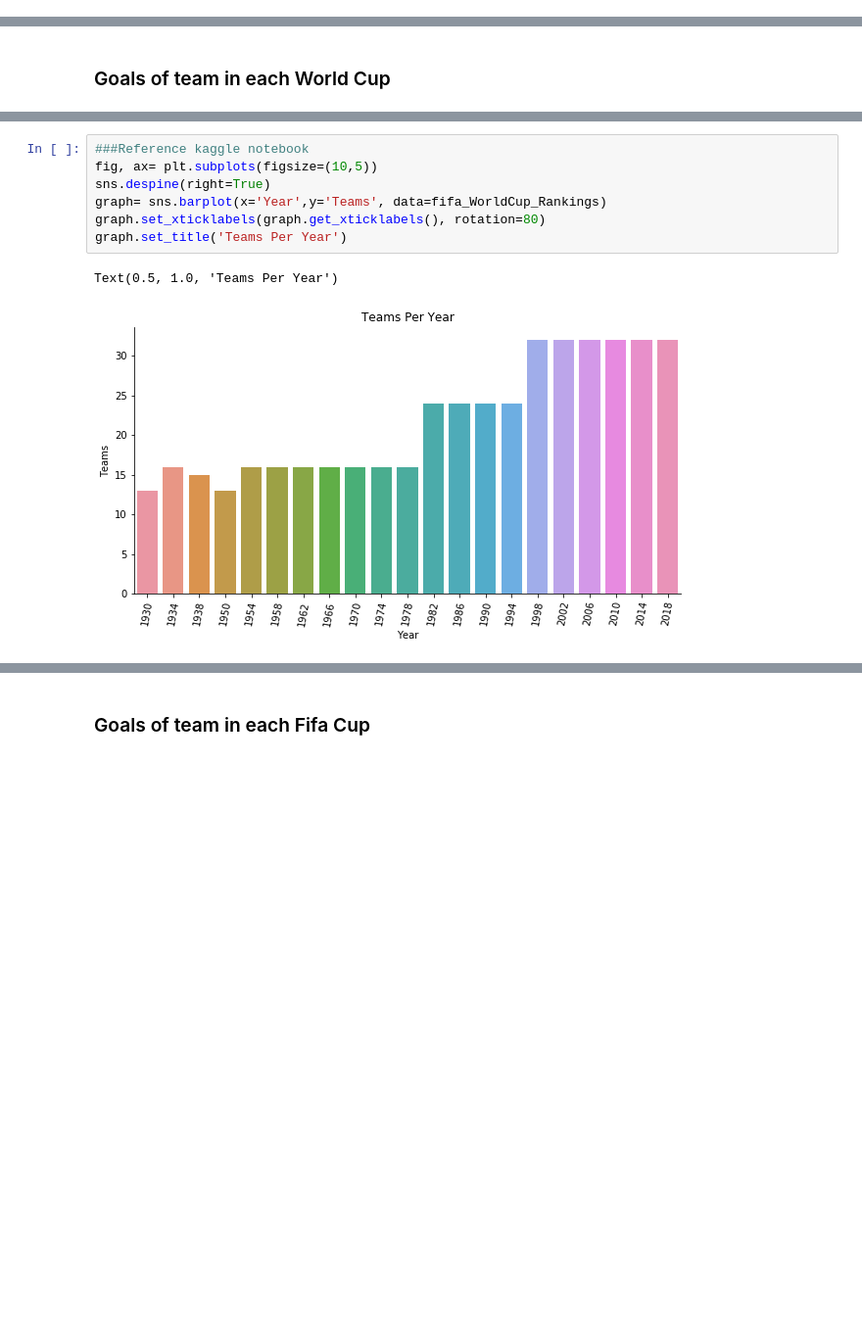
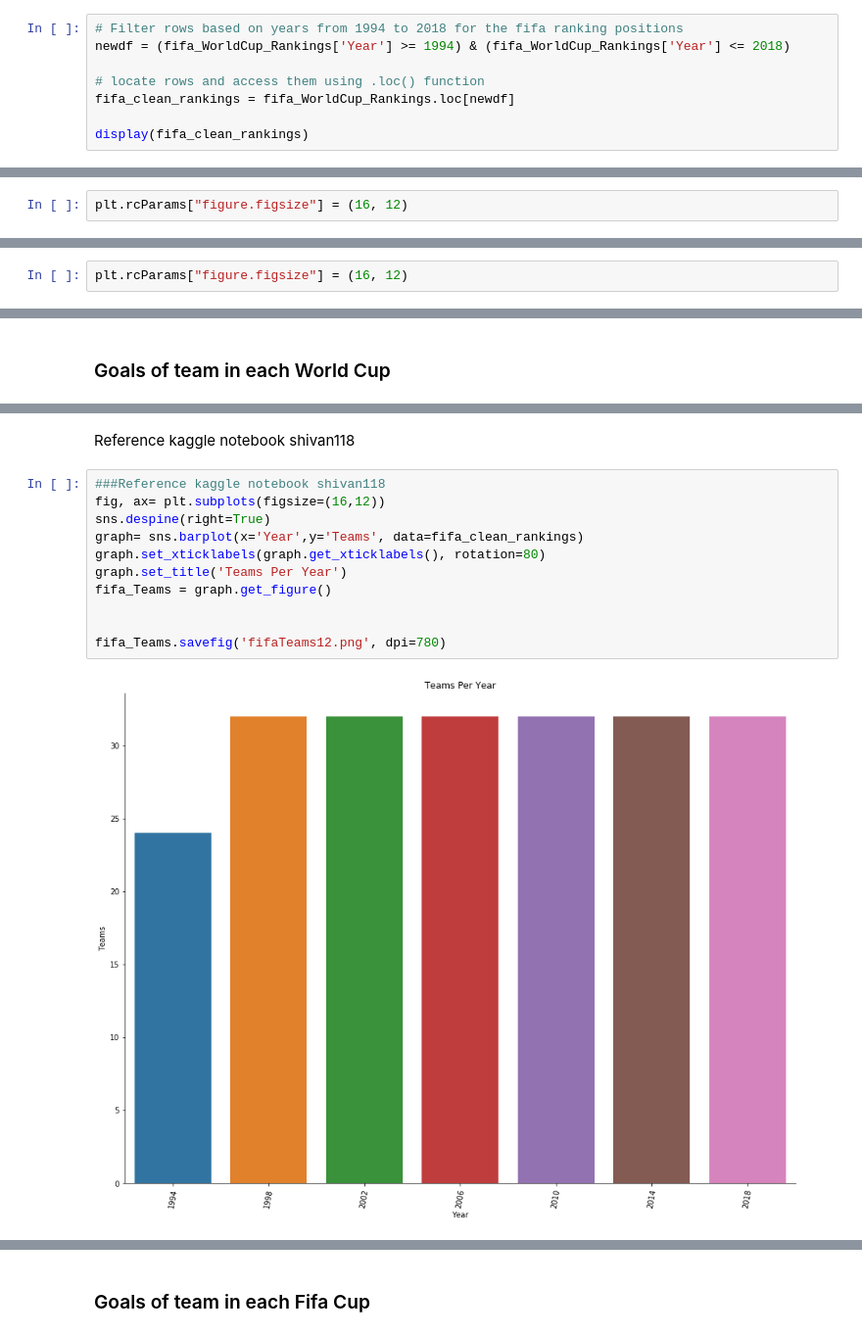
Before and after one commit to shrey233/Discovery-Project, a Jupyter notebook: Python Code/Visualizations FIFA World Cup.ipynb, the cells around one changed output, grey strips where cells are left out. Shown at 98% size. Saved outputs shown, nothing was run; the diff lists cells and outputs as text; blank space fills up the shorter version.

```diff
--- a/Python Code/Visualizations FIFA World Cup.ipynb
+++ b/Python Code/Visualizations FIFA World Cup.ipynb
@@ -196,0 +241,8 @@ fifa_WorldCup_Rankings
+# %%
+# Filter rows based on years from 1994 to 2018 for the fifa ranking positions
+newdf = (fifa_WorldCup_Rankings['Year'] >= 1994) & (fifa_WorldCup_Rankings['Year'] <= 2018)
+
+# locate rows and access them using .loc() function
+fifa_clean_rankings = fifa_WorldCup_Rankings.loc[newdf]
+
+display(fifa_clean_rankings)
@@ -196,0 +264,2 @@ fifa_WorldCup_Rankings
+# %%
+plt.rcParams["figure.figsize"] = (16, 12)
@@ -285,4 +405,6 @@ teams
 from plotly.offline import iplot
 py.offline.init_notebook_mode(connected=True)
 cf.go_offline()
+# %%
+plt.rcParams["figure.figsize"] = (16, 12)
 # %%
@@ -364,10 +498,15 @@ fifa_WorldCup_Rankings.head()
+# %% [markdown]
+Reference kaggle notebook shivan118
 # %%
-###Reference kaggle notebook
-fig, ax= plt.subplots(figsize=(10,5))
+###Reference kaggle notebook shivan118
+fig, ax= plt.subplots(figsize=(16,12))
 sns.despine(right=True)
-graph= sns.barplot(x='Year',y='Teams', data=fifa_WorldCup_Rankings)
+graph= sns.barplot(x='Year',y='Teams', data=fifa_clean_rankings)
 graph.set_xticklabels(graph.get_xticklabels(), rotation=80)
 graph.set_title('Teams Per Year')
+fifa_Teams = graph.get_figure()
+
+
+fifa_Teams.savefig('fifaTeams12.png', dpi=780)
 # %% [output]
-Text(0.5, 1.0, 'Teams Per Year')
-[figure, old version]
+[figure, new version]
```
Also changed, not shown: parts of 45 cells of this notebook, 30 other files.
